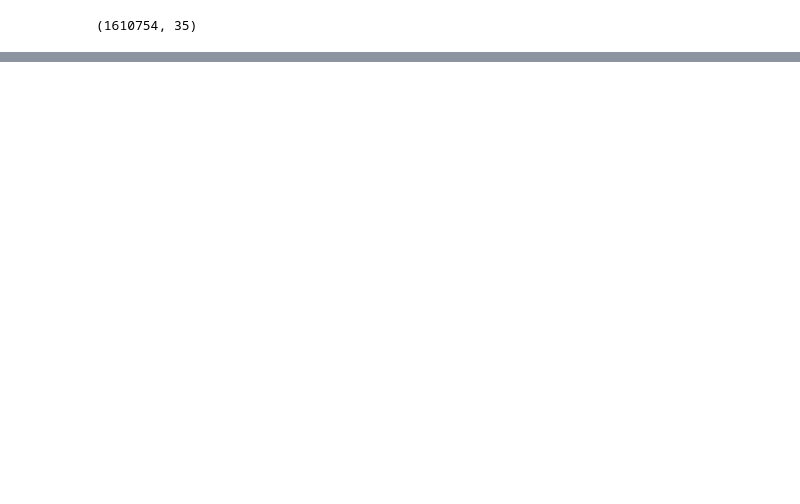
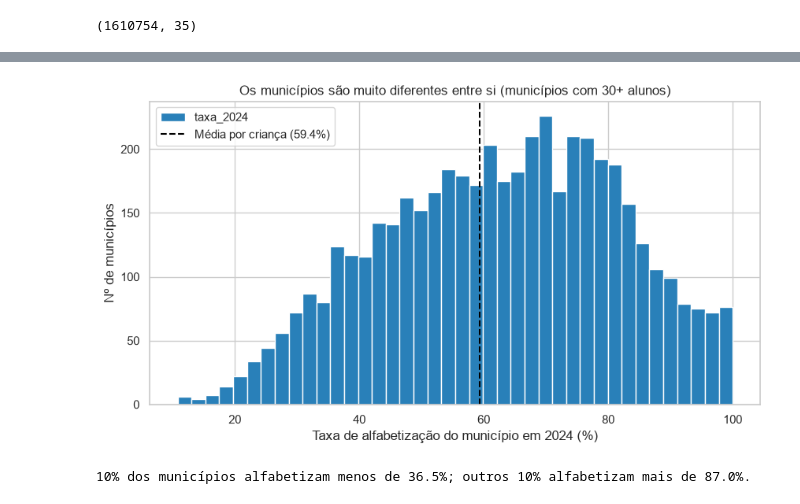
Before and after one commit to LiraJoviniano/tech-challenge-fase3, a Jupyter notebook: notebooks/01_eda.ipynb, the cells around one changed output, grey strips where cells are left out. Cells and saved outputs as stored; diff of their text form; code cells hidden in the pictures; blank space fills up the shorter version.

Commit message:
feat: reescreve a eda com hipoteses e analises no grao do municipio

```diff
--- a/notebooks/01_eda.ipynb
+++ b/notebooks/01_eda.ipynb
@@ -290,0 +179,13 @@ Esses achados alimentam diretamente as seções 2 (Objetivo analítico) e 9 (Ins
+# %%
+# Uma linha por município: a taxa de 2024 vem dos próprios alunos, e o contexto é o mesmo em todos eles
+mun = df.groupby("id_municipio").agg(
+    taxa_2024=("alfabetizado", "mean"),
+    alunos=("alfabetizado", "size"),
+    sigla_uf=("sigla_uf", "first"),
+    regiao=("regiao", "first"),
+    **{c: (c, "first") for c in df.columns if c.startswith("mun_")},
+)
+mun["taxa_2024"] *= 100
+
+print(f"Contando cada criança uma vez:   {taxa_por_crianca:.1f}%")
+print(f"Contando cada município uma vez: {mun['taxa_2024'].mean():.1f}%")
@@ -290,0 +248,16 @@ Esses achados alimentam diretamente as seções 2 (Objetivo analítico) e 9 (Ins
+# %%
+mun_validos = mun[mun["alunos"] >= MIN_ALUNOS]
+
+ax = mun_validos["taxa_2024"].plot(kind="hist", bins=40, color="#2980b9", edgecolor="white")
+ax.axvline(taxa_por_crianca, color="black", linestyle="--", label=f"Média por criança ({taxa_por_crianca:.1f}%)")
+ax.set_xlabel("Taxa de alfabetização do município em 2024 (%)")
+ax.set_ylabel("Nº de municípios")
+ax.set_title(f"Os municípios são muito diferentes entre si (municípios com {MIN_ALUNOS}+ alunos)")
+ax.legend()
+plt.show()
+
+p10, p90 = mun_validos["taxa_2024"].quantile([0.1, 0.9])
+print(f"10% dos municípios alfabetizam menos de {p10:.1f}%; outros 10% alfabetizam mais de {p90:.1f}%.")
+# %% [output]
+[figure, added]
+10% dos municípios alfabetizam menos de 36.5%; outros 10% alfabetizam mais de 87.0%.
```
Also changed, not shown: parts of 99 cells of this notebook.
